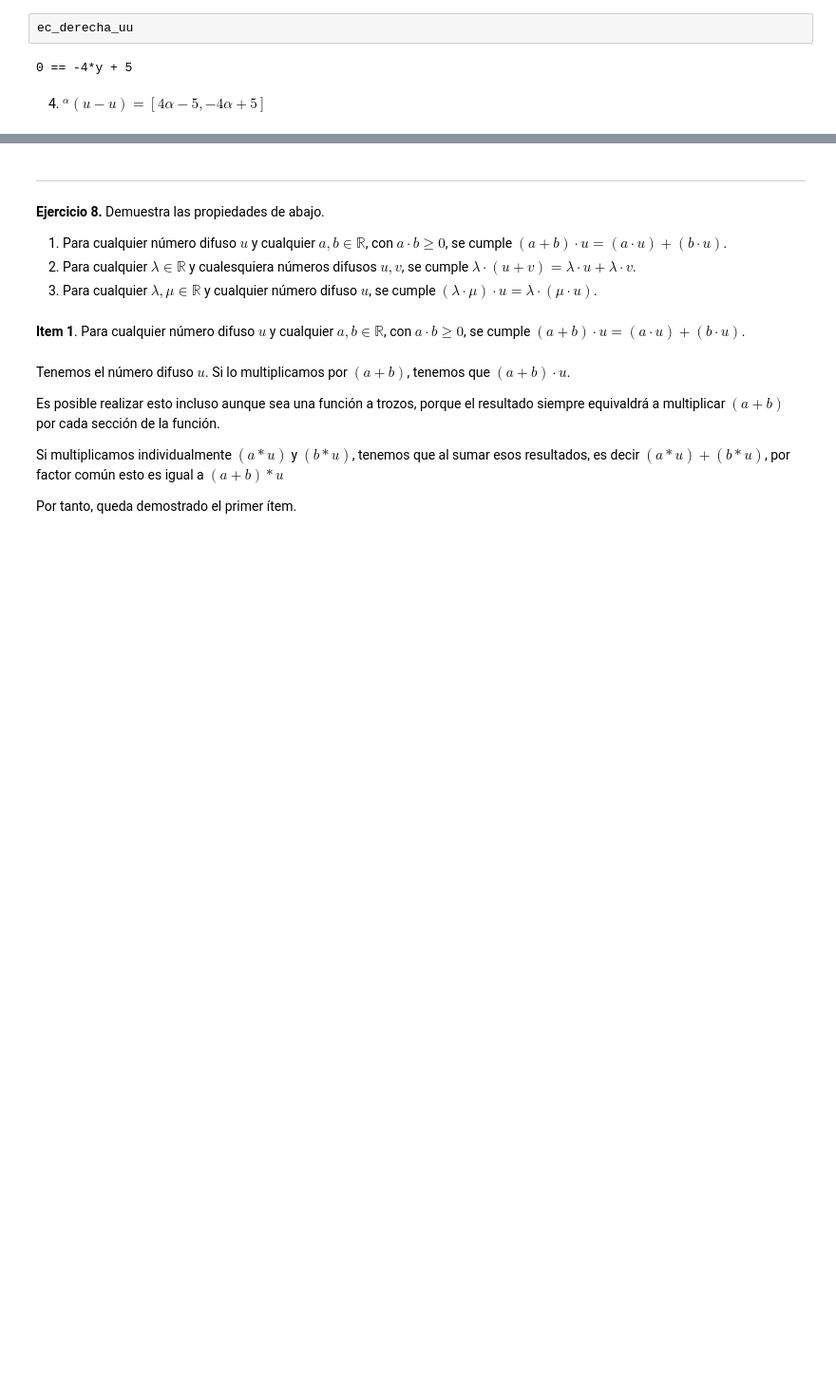
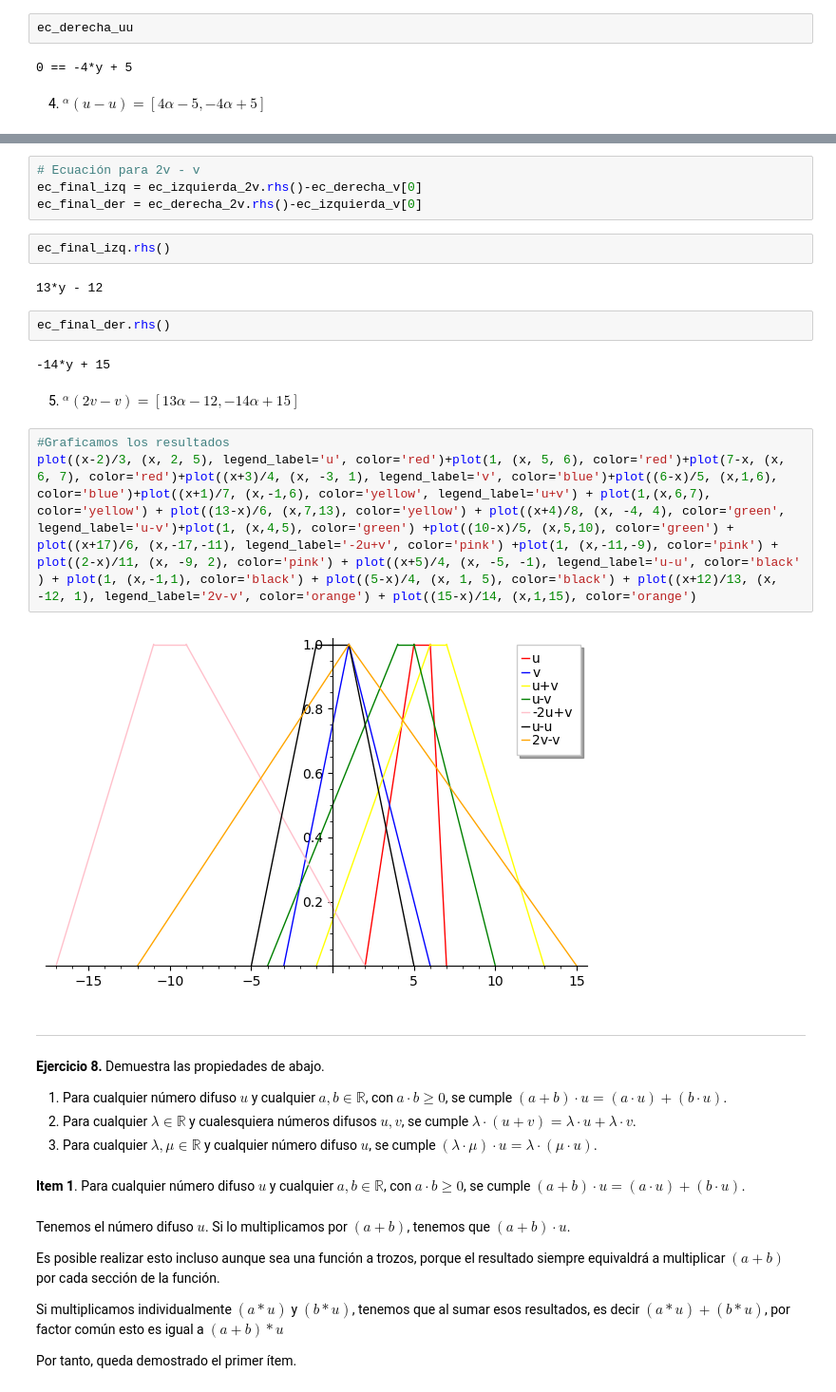
Before and after one commit to KeithMaxwell20/Notebook-Aplicada, a Jupyter notebook: ejercitario2.ipynb, the cells around one changed output, grey strips where cells are left out. Shown: that part at 95% size. Drawn from its saved outputs; the diff is of its cells as text; blank space fills up the shorter version.

```diff
--- a/ejercitario2.ipynb
+++ b/ejercitario2.ipynb
@@ -524,3 +534,22 @@ ec_derecha_uu
+# %%
+# Ecuación para 2v - v
+ec_final_izq = ec_izquierda_2v.rhs()-ec_derecha_v[0]
+ec_final_der = ec_derecha_2v.rhs()-ec_izquierda_v[0]
+# %%
+ec_final_izq.rhs()
+# %% [output]
+13*y - 12
+# %%
+ec_final_der.rhs()
+# %% [output]
+-14*y + 15
+# %% [markdown]
+5. $^{\alpha}(2v-v)=[13\alpha-12,-14\alpha+15]$
+# %%
+#Graficamos los resultados
+plot((x-2)/3, (x, 2, 5), legend_label='u', color='red')+plot(1, (x, 5, 6), color='red')+plot(7-x, (x, 6, 7), color='red')+plot((x+3)/4, (x, -3, 1), legend_label='v', color='blue')+plot((6-x)/5, (x,1,6), color='blue')+plot((x+1)/7, (x,-1,6), color='yellow', legend_label='u+v') + plot(1,(x,6,7), color='yellow') + plot((13-x)/6, (x,7,13), color='yellow') + plot((x+4)/8, (x, -4, 4), color='green', legend_label='u-v')+plot(1, (x,4,5), color='green') +plot((10-x)/5, (x,5,10), color='green') + plot((x+17)/6, (x,-17,-11), legend_label='-2u+v', color='pink') +plot(1, (x,-11,-9), color='pink') + plot((2-x)/11, (x, -9, 2), color='pink') + plot((x+5)/4, (x, -5, -1), legend_label='u-u', color='black' ) + plot(1, (x,-1,1), color='black') + plot((5-x)/4, (x, 1, 5), color='black') + plot((x+12)/13, (x, -12, 1), legend_label='2v-v', color='orange') + plot((15-x)/14, (x,1,15), color='orange')
+# %% [output]
+[figure, added]
 # %% [markdown]
 ---
 **Ejercicio 8.** Demuestra las propiedades de abajo.
```
Also changed, not shown: parts of 2 cells of this notebook.
